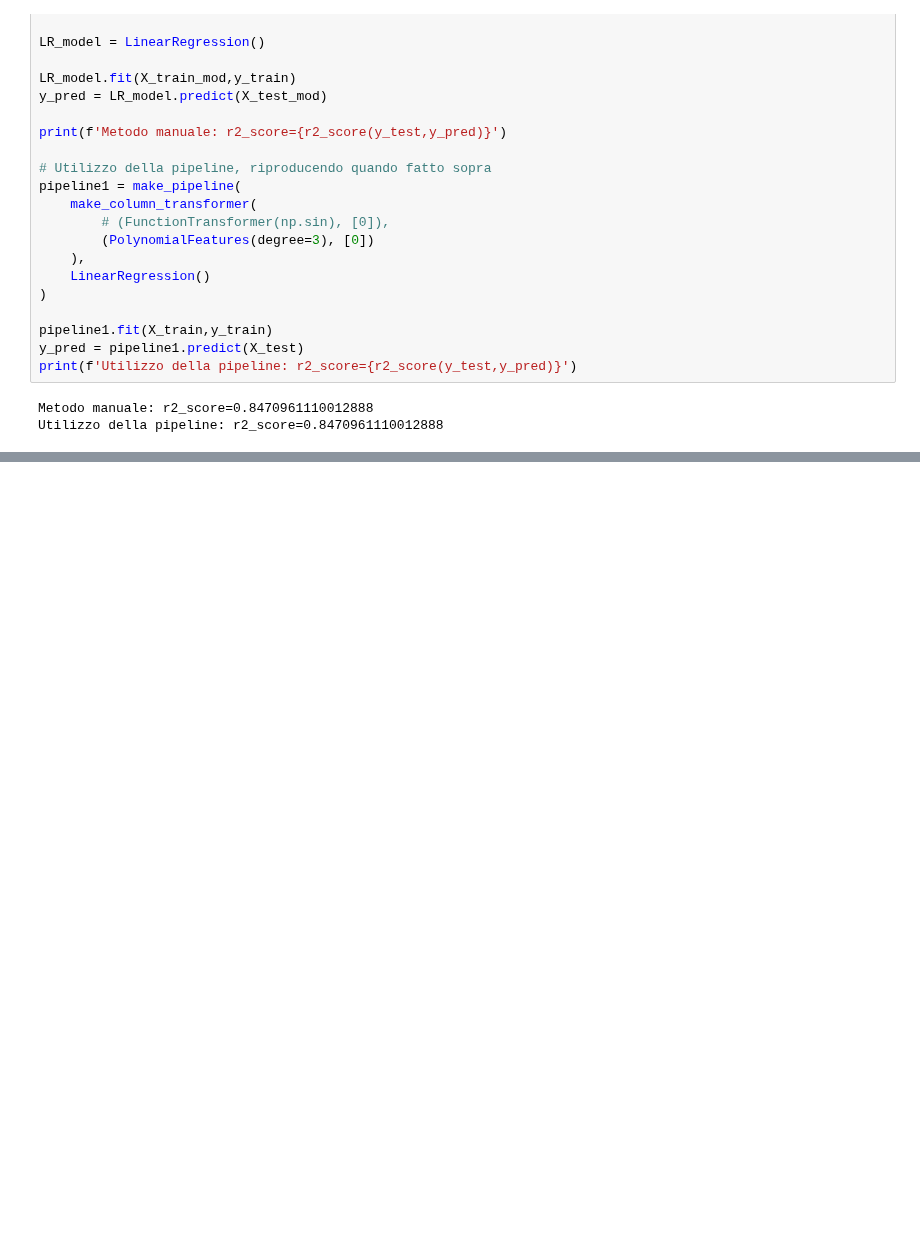
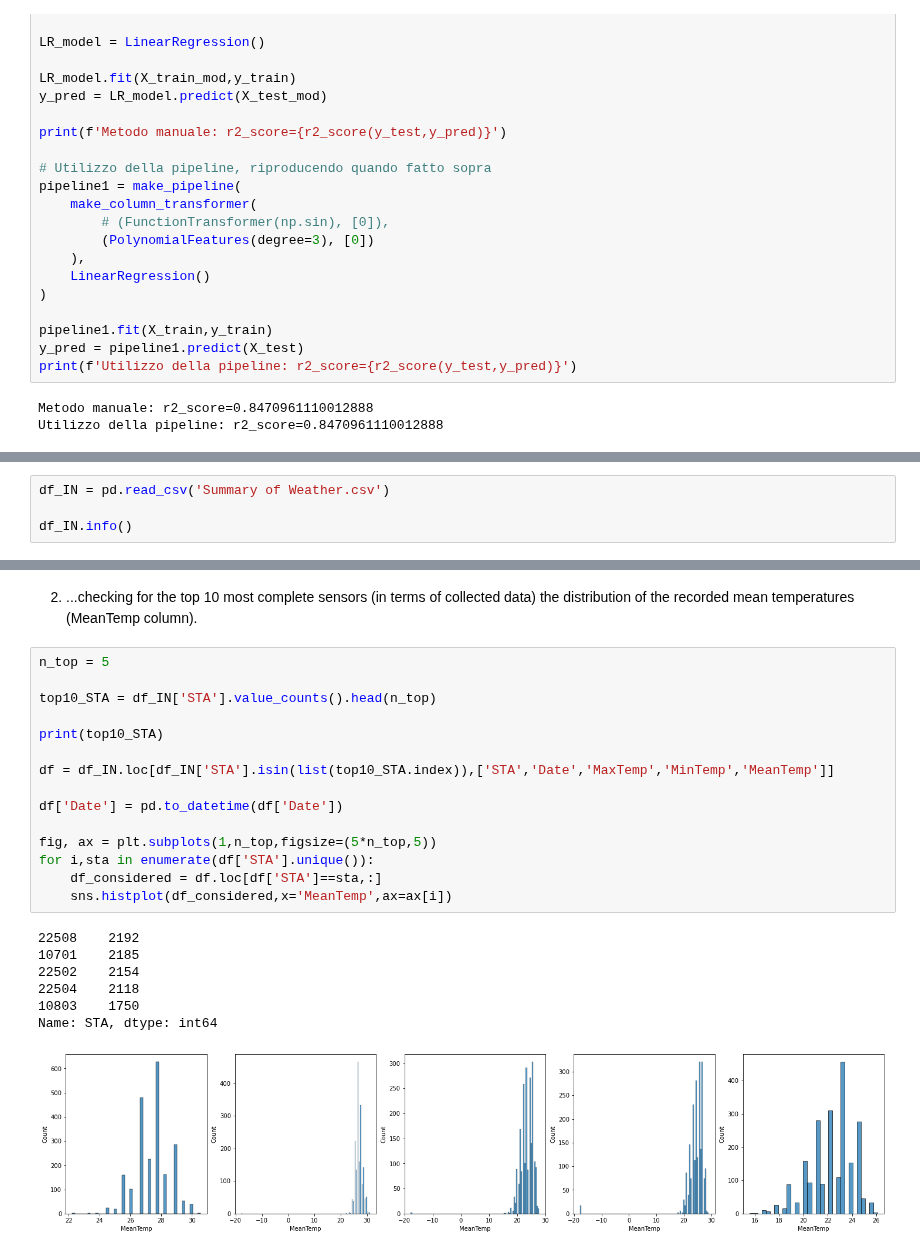
Before and after one commit to Edoch94/data-science-lab-1, a Jupyter notebook: MyRepo/Lab8/Lab8.ipynb, the cells around one changed output, grey strips where cells are left out. Drawn from its saved outputs; the diff is of its cells as text; blank space fills up the shorter version.

```diff
--- a/MyRepo/Lab8/Lab8.ipynb
+++ b/MyRepo/Lab8/Lab8.ipynb
@@ -225,0 +288,4 @@ Utilizzo della pipeline: r2_score=0.8470961110012888
+# %%
+df_IN = pd.read_csv('Summary of Weather.csv')
+
+df_IN.info()
@@ -225,0 +330,25 @@ Utilizzo della pipeline: r2_score=0.8470961110012888
+# %% [markdown]
+2. ...checking for the top 10 most complete sensors (in terms of collected data) the distribution of the recorded mean temperatures (MeanTemp column).
+# %%
+n_top = 5
+
+top10_STA = df_IN['STA'].value_counts().head(n_top)
+
+print(top10_STA)
+
+df = df_IN.loc[df_IN['STA'].isin(list(top10_STA.index)),['STA','Date','MaxTemp','MinTemp','MeanTemp']]
+
+df['Date'] = pd.to_datetime(df['Date'])
+
+fig, ax = plt.subplots(1,n_top,figsize=(5*n_top,5))
+for i,sta in enumerate(df['STA'].unique()):
+    df_considered = df.loc[df['STA']==sta,:]
+    sns.histplot(df_considered,x='MeanTemp',ax=ax[i])
+# %% [output]
+22508    2192
+10701    2185
+22502    2154
+22504    2118
+10803    1750
+Name: STA, dtype: int64
+[figure, added]
```
Also changed, not shown: parts of 24 cells of this notebook, 2 other files.
